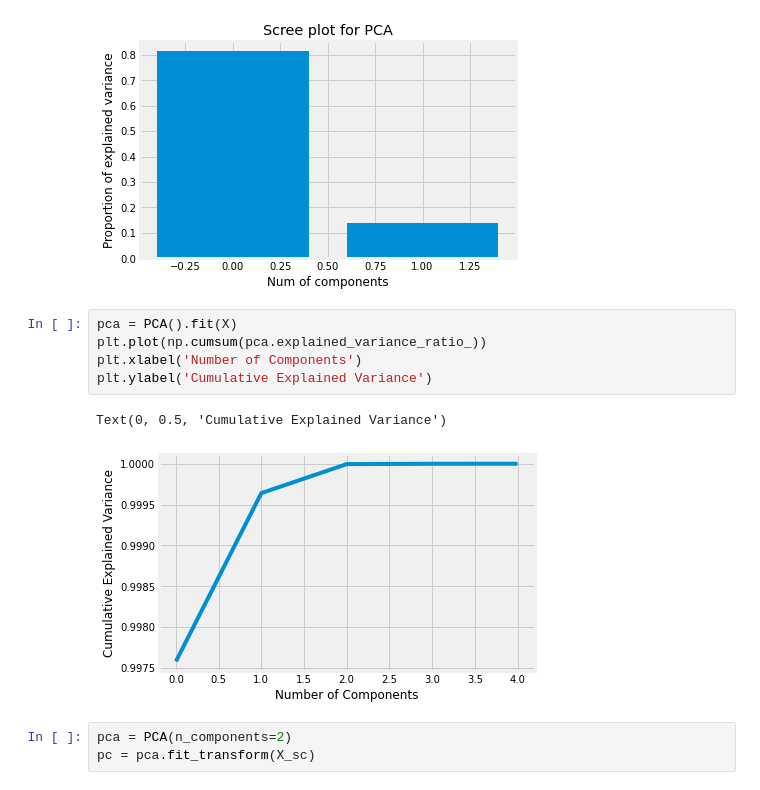
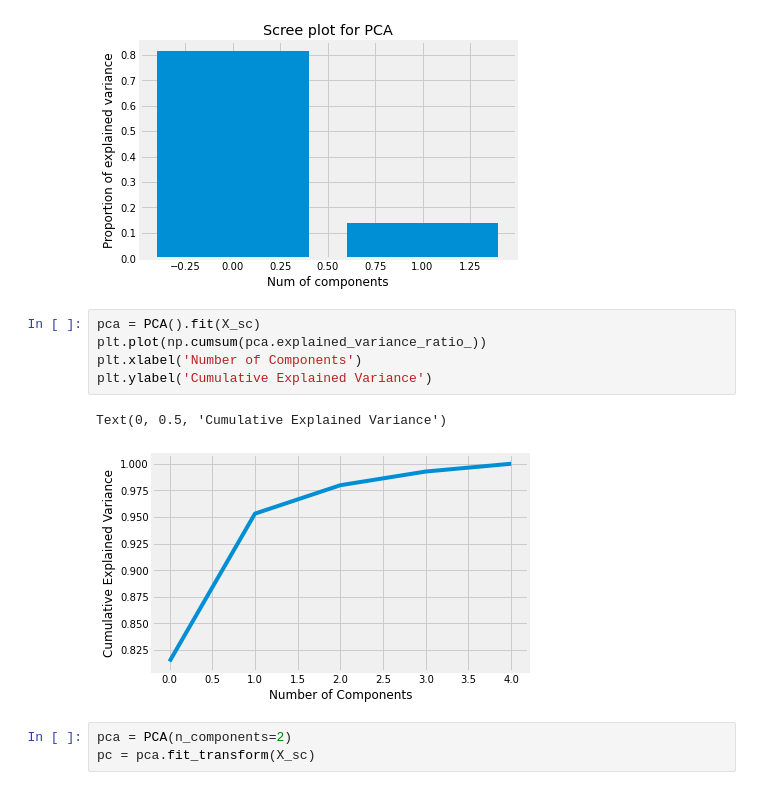
Before and after one commit to Astroraf/Phase-4-Review, a Jupyter notebook: Phase4Review.ipynb, the cells around one changed output. Saved outputs shown, nothing was run; the diff lists cells and outputs as text.

```diff
--- a/Phase4Review.ipynb
+++ b/Phase4Review.ipynb
@@ -160,13 +160,13 @@ plt.ylabel('Proportion of explained variance')
 Text(0, 0.5, 'Proportion of explained variance')
 [figure]
 # %%
-pca = PCA().fit(X)
+pca = PCA().fit(X_sc)
 plt.plot(np.cumsum(pca.explained_variance_ratio_))
 plt.xlabel('Number of Components')
 plt.ylabel('Cumulative Explained Variance')
 # %% [output]
 Text(0, 0.5, 'Cumulative Explained Variance')
-[figure, old version]
+[figure, new version]
 # %%
 pca = PCA(n_components=2)
 pc = pca.fit_transform(X_sc)
```
Also changed, not shown: parts of 7 cells of this notebook.
